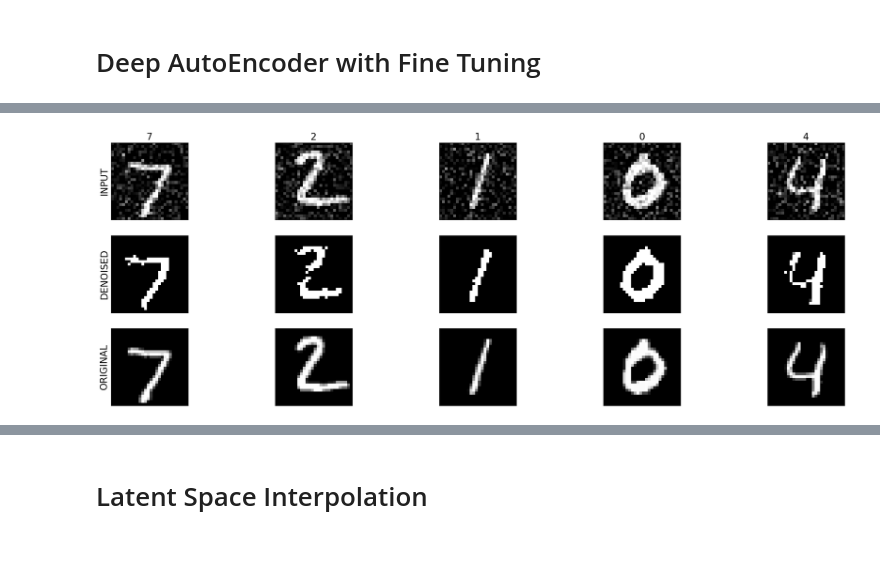
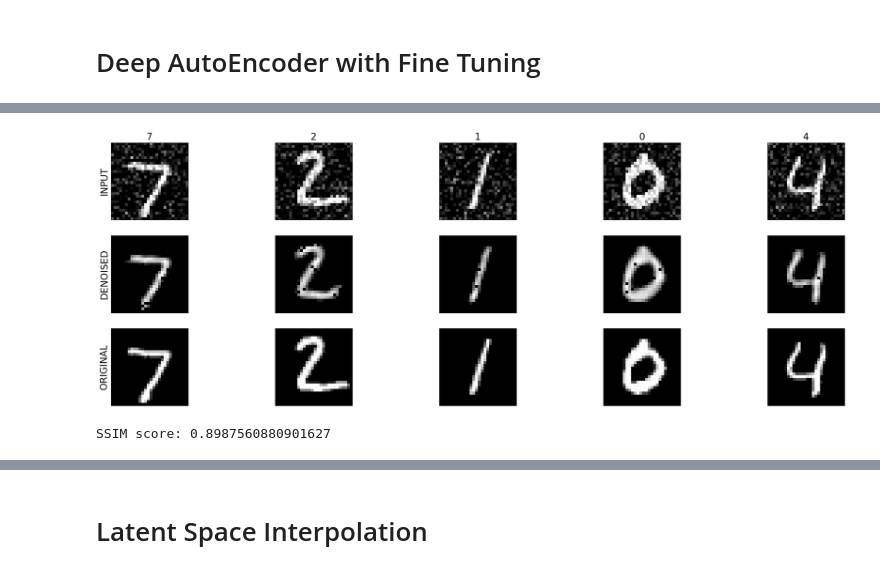
Before and after one commit to Sopralapanca/Pattern-Recognition, a Jupyter notebook: ASSIGNMENT_1_GIACOMO_CARFI_AUTOENCODER.ipynb, the cells around one changed output, grey strips where cells are left out. Saved outputs shown, nothing was run; the diff lists cells and outputs as text; code cells hidden in the pictures.

```diff
--- a/ASSIGNMENT_1_GIACOMO_CARFI_AUTOENCODER.ipynb
+++ b/ASSIGNMENT_1_GIACOMO_CARFI_AUTOENCODER.ipynb
@@ -149,11 +149,9 @@ def fit(epochs, model, X_train, X_test=None):
 # on the second row we will see images after the denoising process
 # on the third row we will find the original images
 def check_results(model, original, label):
-  criterion = nn.MSELoss()
   input = add_noise(original, 0, noise_std)
   with torch.no_grad():
     denoised = model(input)
-    loss = criterion(denoised, original)
 
   rows = 3
   columns = 5
@@ -177,6 +175,8 @@ def check_results(model, original, label):
   axes[2, 0].set_ylabel("ORIGINAL", fontsize=20)
 
   plt.show()
+
+  return denoised
 # %%
 # counting the number of free params of the model
 def count_parameters(model):
@@ -204,11 +243,12 @@ class Autoencoder(nn.Module):
     Args:
         input_dim (int): integer that rapresents the dimesion of the input data.
         enc_dim (int): integer that rapresents the dimesion of the latent space.
+        last (bool): if true the activation function of the decoder is a Sigmoid function
+                     otherwhise it is ReLU.
   """
 
-  def __init__(self, input_dim, enc_dim, last_layer=True):
+  def __init__(self, input_dim, enc_dim, last=True):
     super(Autoencoder, self).__init__()
-    self.last_layer = last_layer
     self.input_dim = input_dim
     self.enc_dim = enc_dim
     # encoder made of one linear layer that maps a vector of size input dim into a vector of size enc_dim
@@ -217,8 +257,7 @@ class Autoencoder(nn.Module):
     self.decoder = nn.Linear(enc_dim, input_dim)
 
     self.enc_activation = nn.ReLU()
-
-    if self.last_layer:
+    if last:
       self.dec_act = nn.Sigmoid()
     else:
       self.dec_act = nn.ReLU()
@@ -291,14 +338,14 @@ class DeepAutoEncoder(nn.Module):
     super().__init__()
 
     # first layer, the decoder will reconstruct the image
-    self.autoencoders = [Autoencoder(input_dim, hidden_layers[0], False)]
+    self.autoencoders = [Autoencoder(input_dim, hidden_layers[0], last=False)]
     print(f"Adding autoencoder with dim {input_dim} {hidden_layers[0]}")
     input_dim = hidden_layers[0]
     hidden_layers.pop(0)
 
     for elem in hidden_layers:
       print(f"Adding autoencoder with dim {input_dim} {elem}")
-      self.autoencoders.append(Autoencoder(input_dim, elem, False))
+      self.autoencoders.append(Autoencoder(input_dim, elem, last=False))
       input_dim = elem
 
     self.model = nn.ModuleList(self.autoencoders)
@@ -321,8 +368,8 @@ class DeepAutoEncoder(nn.Module):
     x = self.decode(x)
     return x
 # %%
-# number of parameters of single layer autoencoder 628384
-hidden_layers = [300, 200, 90]
+# number of parameters of single layer autoencoder 471484
+hidden_layers = [250, 125, 60]
 deep_ae = DeepAutoEncoder(X_train.shape[1], hidden_layers)
 count_parameters(deep_ae)
 # %% [output]
@@ -380,4 +448,8 @@ plot_history(history)
 # %%
-check_results(model=deep_ae, original=X_test, label=y_test)
+denoised = check_results(model=deep_ae, original=X_test, label=y_test)
 # %% [output]
-[figure, old version]
+[figure, new version]
+# %%
+ssim_score(X_test, denoised)
+# %% [output]
+SSIM score: 0.8987560880901627
```
Also changed, not shown: parts of 24 cells of this notebook.
